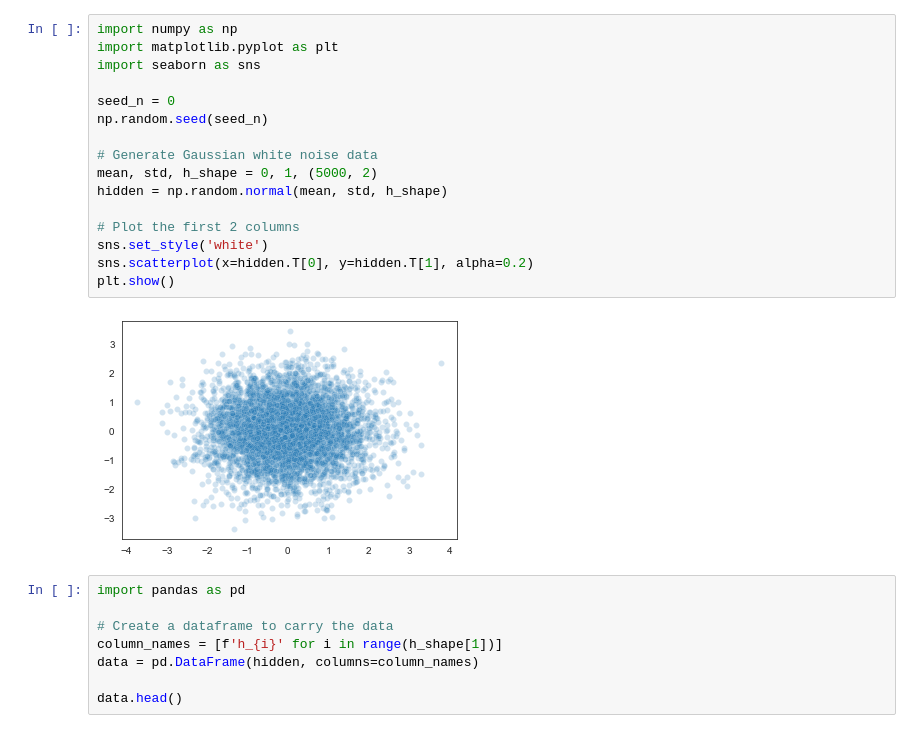
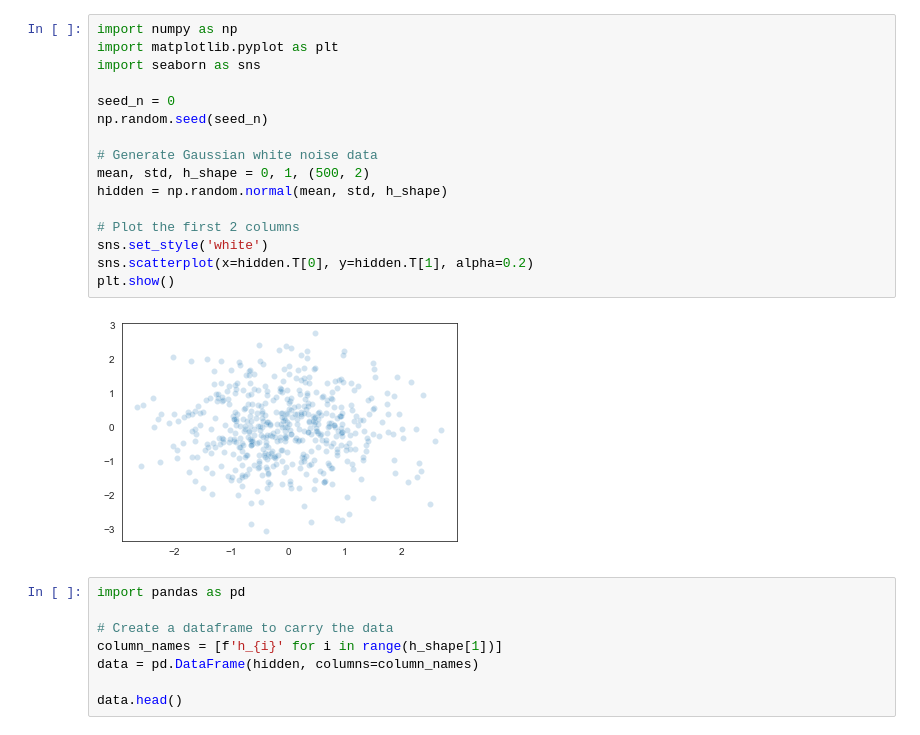
Before and after one commit to ferflugel/research_summer_2022, a Jupyter notebook: representation_learning/synthetic_data/gaussian_distribution.ipynb, the cells around one changed output. Cells and saved outputs as stored; diff of their text form.

```diff
--- a/representation_learning/synthetic_data/gaussian_distribution.ipynb
+++ b/representation_learning/synthetic_data/gaussian_distribution.ipynb
@@ -1,21 +1,21 @@
 # %%
 import numpy as np
 import matplotlib.pyplot as plt
 import seaborn as sns
 
 seed_n = 0
 np.random.seed(seed_n)
 
 # Generate Gaussian white noise data
-mean, std, h_shape = 0, 1, (5000, 2)
+mean, std, h_shape = 0, 1, (500, 2)
 hidden = np.random.normal(mean, std, h_shape)
 
 # Plot the first 2 columns
 sns.set_style('white')
 sns.scatterplot(x=hidden.T[0], y=hidden.T[1], alpha=0.2)
 plt.show()
 # %% [output]
-[figure, old version]
+[figure, new version]
 # %%
 import pandas as pd
 
```
Also changed, not shown: parts of 3 cells of this notebook, 19 other files.
